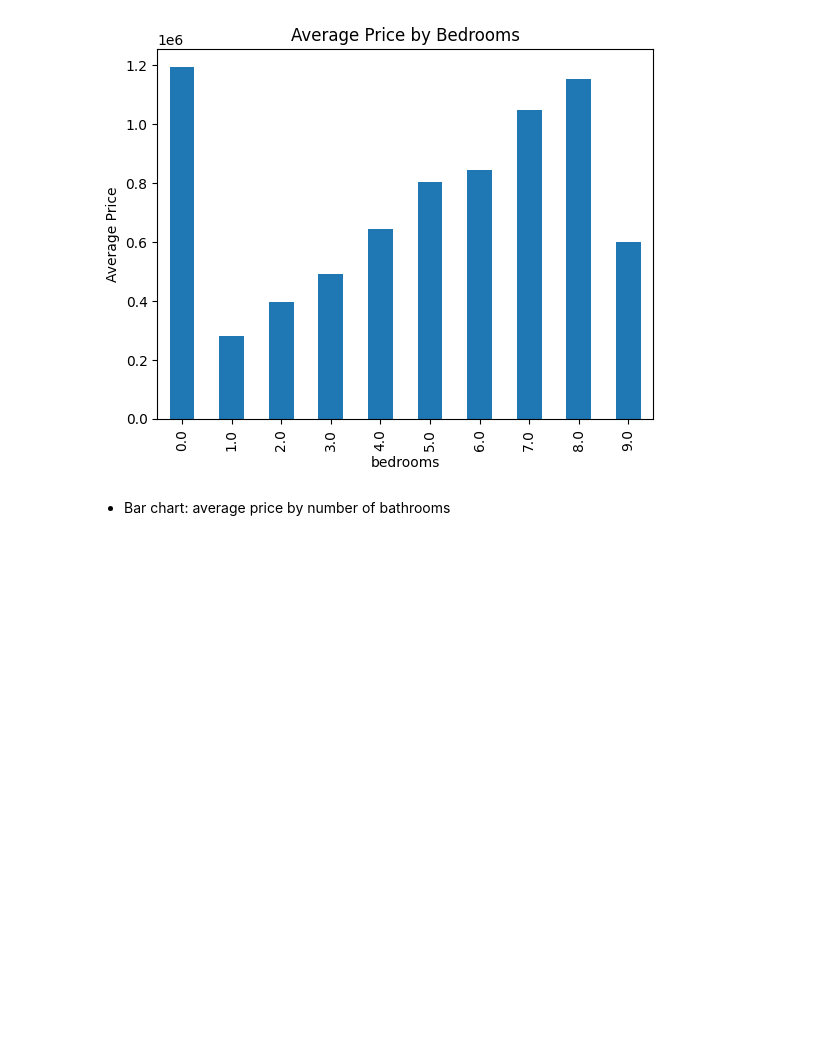
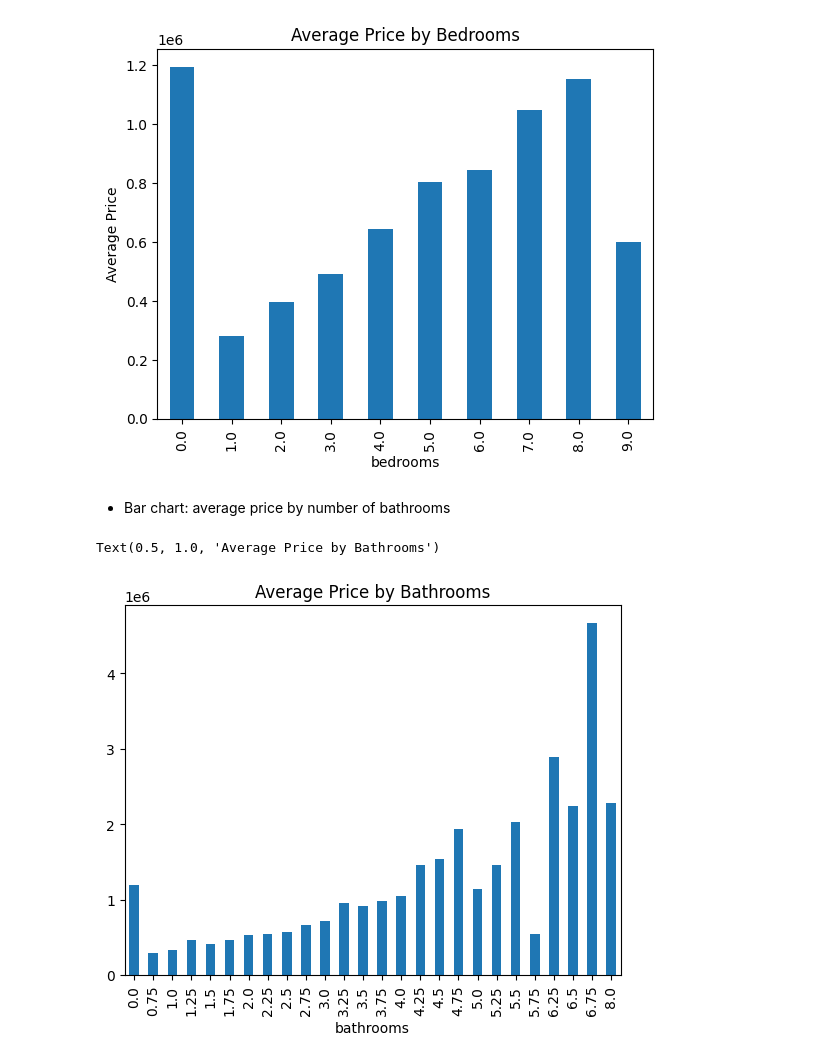
Before and after one commit to geershatisaxena/House-Price-Predictor, a Jupyter notebook: house prediction.ipynb, the cells around one changed output. Cells and saved outputs as stored; diff of their text form; code cells hidden in the pictures; blank space fills up the shorter version.

```diff
--- a/house prediction.ipynb
+++ b/house prediction.ipynb
@@ -384,3 +384,10 @@ Text(0, 0.5, 'Average Price')
 [figure]
 # %% [markdown]
 - Bar chart: average price by number of bathrooms
+# %%
+plt.figure()
+df.groupby("bathrooms")["price"].mean().plot(kind="bar")
+plt.title("Average Price by Bathrooms")
+# %% [output]
+Text(0.5, 1.0, 'Average Price by Bathrooms')
+[figure, added]
```
